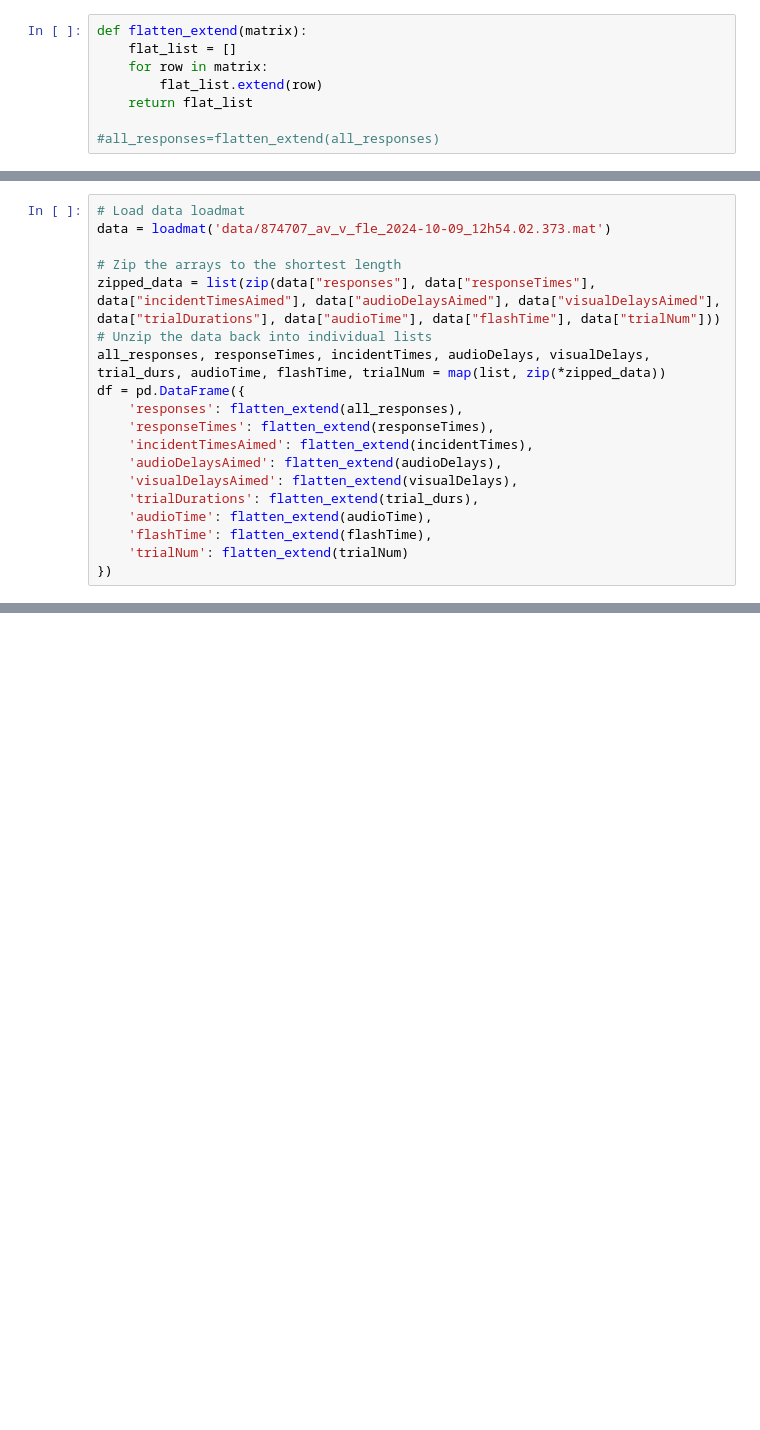
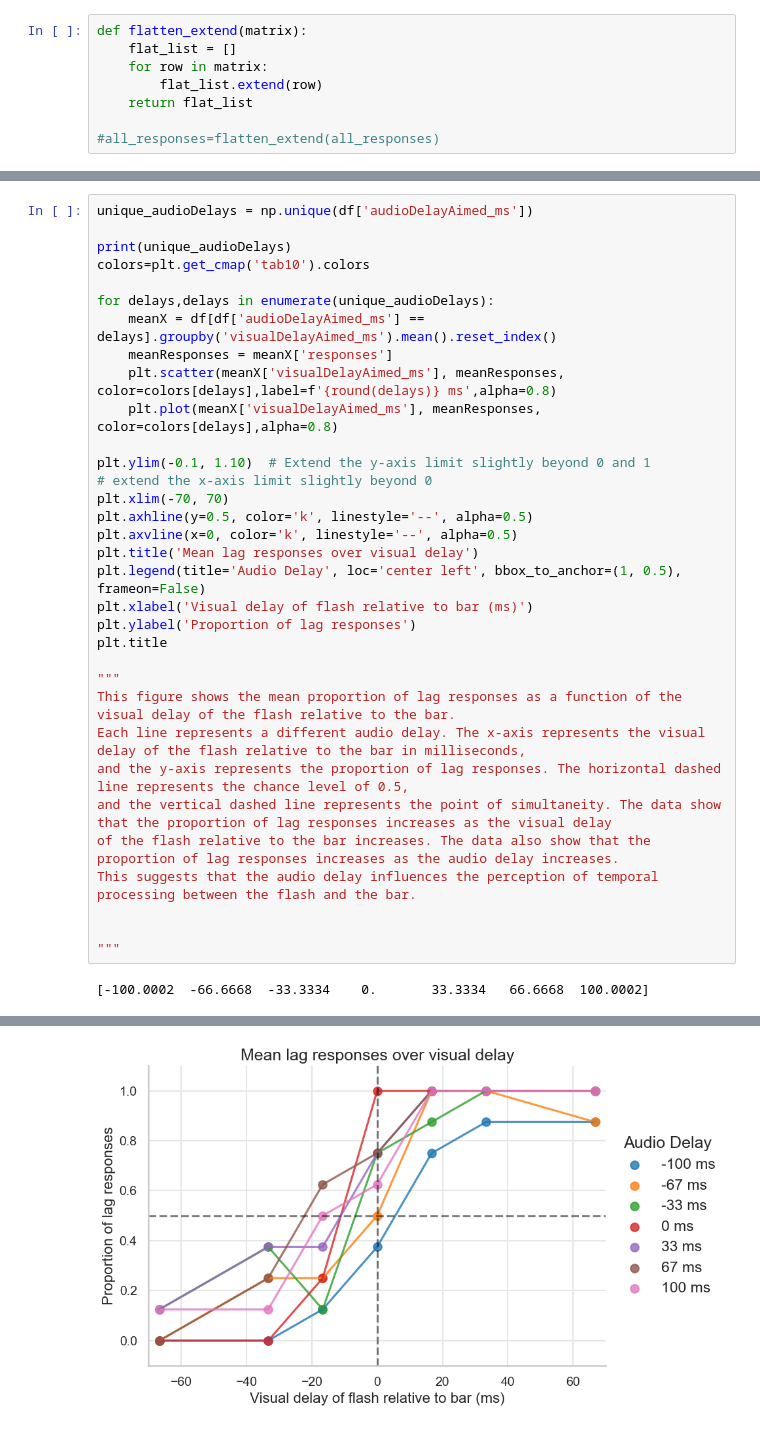
Before and after one commit to omeryildiran/av-v-fle, a Jupyter notebook: analysis.ipynb, the cells around one changed output, grey strips where cells are left out. Drawn from its saved outputs; the diff is of its cells as text; blank space fills up the shorter version.

```diff
--- a/analysis.ipynb
+++ b/analysis.ipynb
@@ -37,19 +94,35 @@ df
-# %%
-# Load data loadmat
-data = loadmat('data/874707_av_v_fle_2024-10-09_12h54.02.373.mat')
-
-# Zip the arrays to the shortest length
-zipped_data = list(zip(data["responses"], data["responseTimes"], data["incidentTimesAimed"], data["audioDelaysAimed"], data["visualDelaysAimed"], data["trialDurations"], data["audioTime"], data["flashTime"], data["trialNum"]))
-# Unzip the data back into individual lists
-all_responses, responseTimes, incidentTimes, audioDelays, visualDelays, trial_durs, audioTime, flashTime, trialNum = map(list, zip(*zipped_data))
-df = pd.DataFrame({
-    'responses': flatten_extend(all_responses),
-    'responseTimes': flatten_extend(responseTimes),
-    'incidentTimesAimed': flatten_extend(incidentTimes),
-    'audioDelaysAimed': flatten_extend(audioDelays),
-    'visualDelaysAimed': flatten_extend(visualDelays),
-    'trialDurations': flatten_extend(trial_durs),
-    'audioTime': flatten_extend(audioTime),
-    'flashTime': flatten_extend(flashTime),
-    'trialNum': flatten_extend(trialNum)
-})
+# %%
+unique_audioDelays = np.unique(df['audioDelayAimed_ms'])
+
+print(unique_audioDelays)
+colors=plt.get_cmap('tab10').colors
+
+for delays,delays in enumerate(unique_audioDelays):
+    meanX = df[df['audioDelayAimed_ms'] == delays].groupby('visualDelayAimed_ms').mean().reset_index()
+    meanResponses = meanX['responses']
+    plt.scatter(meanX['visualDelayAimed_ms'], meanResponses, color=colors[delays],label=f'{round(delays)} ms',alpha=0.8)
+    plt.plot(meanX['visualDelayAimed_ms'], meanResponses, color=colors[delays],alpha=0.8)
+
+plt.ylim(-0.1, 1.10)  # Extend the y-axis limit slightly beyond 0 and 1
+# extend the x-axis limit slightly beyond 0
+plt.xlim(-70, 70)
+plt.axhline(y=0.5, color='k', linestyle='--', alpha=0.5)
+plt.axvline(x=0, color='k', linestyle='--', alpha=0.5)
+plt.title('Mean lag responses over visual delay')
+plt.legend(title='Audio Delay', loc='center left', bbox_to_anchor=(1, 0.5), frameon=False)
+plt.xlabel('Visual delay of flash relative to bar (ms)')
+plt.ylabel('Proportion of lag responses')
+plt.title
+
+"""
+This figure shows the mean proportion of lag responses as a function of the visual delay of the flash relative to the bar.
+Each line represents a different audio delay. The x-axis represents the visual delay of the flash relative to the bar in milliseconds,
+and the y-axis represents the proportion of lag responses. The horizontal dashed line represents the chance level of 0.5,
+and the vertical dashed line represents the point of simultaneity. The data show that the proportion of lag responses increases as the visual delay
+of the flash relative to the bar increases. The data also show that the proportion of lag responses increases as the audio delay increases.
+This suggests that the audio delay influences the perception of temporal processing between the flash and the bar.
+
+
+"""
+# %% [output]
+[-100.0002  -66.6668  -33.3334    0.       33.3334   66.6668  100.0002]
@@ -55,0 +130 @@ df = pd.DataFrame({
+[figure, added]
```
Also changed, not shown: parts of 16 cells of this notebook, 5 other files.
